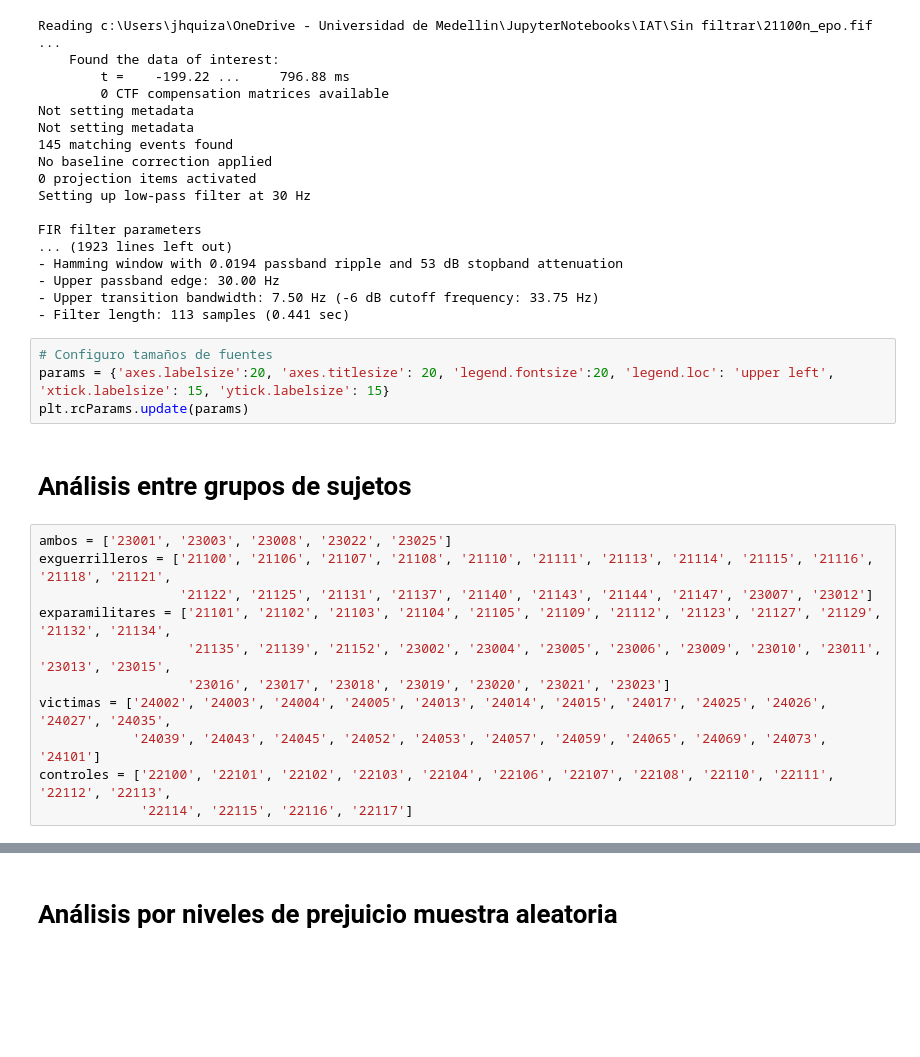
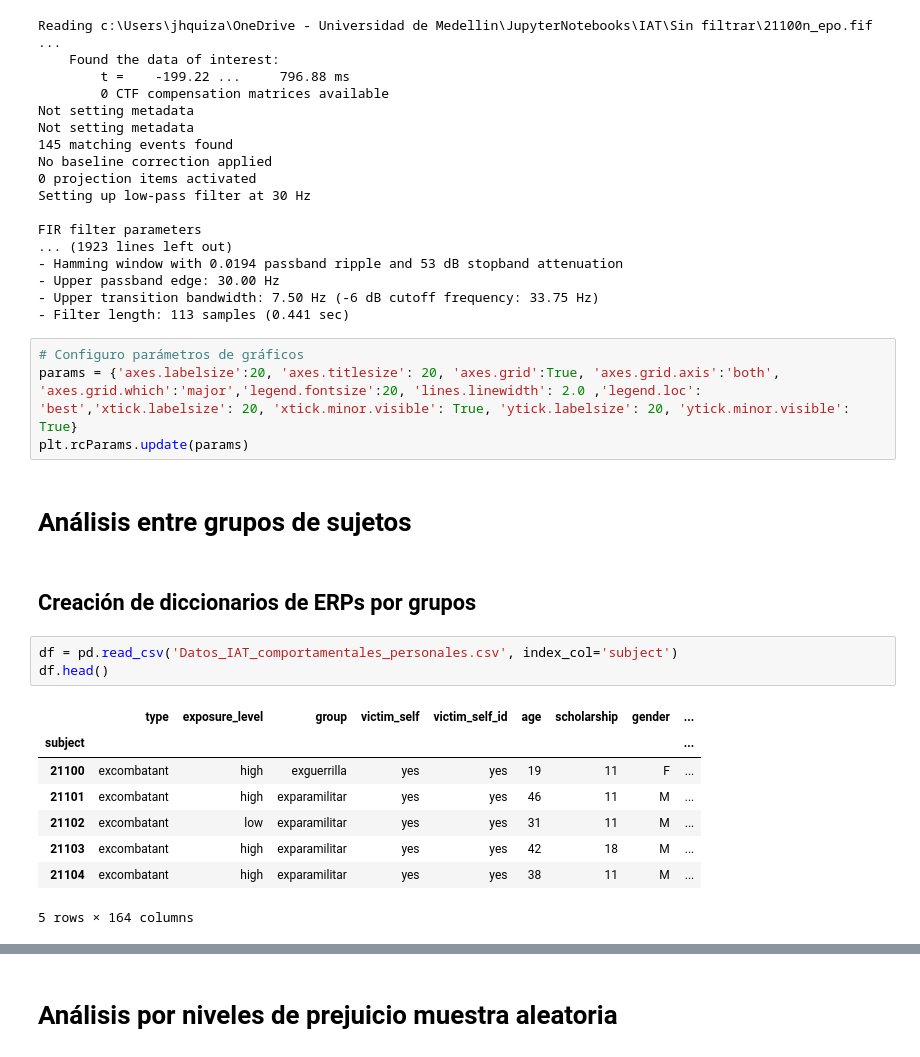
Before and after one commit to jhquiza/EEG_IAT, a Jupyter notebook: Análisis univariante masivo definitivo.ipynb, the cells around one changed output, grey strips where cells are left out. Drawn from its saved outputs; the diff is of its cells as text; blank space fills up the shorter version.

```diff
--- a/Análisis univariante masivo definitivo.ipynb
+++ b/Análisis univariante masivo definitivo.ipynb
@@ -57,19 +59,22 @@ FIR filter parameters
 - Upper transition bandwidth: 7.50 Hz (-6 dB cutoff frequency: 33.75 Hz)
 - Filter length: 113 samples (0.441 sec)
 # %%
-# Configuro tamaños de fuentes
-params = {'axes.labelsize':20, 'axes.titlesize': 20, 'legend.fontsize':20, 'legend.loc': 'upper left', 'xtick.labelsize': 15, 'ytick.labelsize': 15}
+# Configuro parámetros de gráficos
+params = {'axes.labelsize':20, 'axes.titlesize': 20, 'axes.grid':True, 'axes.grid.axis':'both', 'axes.grid.which':'major','legend.fontsize':20, 'lines.linewidth': 2.0 ,'legend.loc': 'best','xtick.labelsize': 20, 'xtick.minor.visible': True, 'ytick.labelsize': 20, 'ytick.minor.visible': True}
 plt.rcParams.update(params)
 # %% [markdown]
 # Análisis entre grupos de sujetos
-# %%
-ambos = ['23001', '23003', '23008', '23022', '23025']
-exguerrilleros = ['21100', '21106', '21107', '21108', '21110', '21111', '21113', '21114', '21115', '21116', '21118', '21121',
-                  '21122', '21125', '21131', '21137', '21140', '21143', '21144', '21147', '23007', '23012']
-exparamilitares = ['21101', '21102', '21103', '21104', '21105', '21109', '21112', '21123', '21127', '21129', '21132', '21134',
-                   '21135', '21139', '21152', '23002', '23004', '23005', '23006', '23009', '23010', '23011', '23013', '23015',
-                   '23016', '23017', '23018', '23019', '23020', '23021', '23023']
-victimas = ['24002', '24003', '24004', '24005', '24013', '24014', '24015', '24017', '24025', '24026', '24027', '24035',
-            '24039', '24043', '24045', '24052', '24053', '24057', '24059', '24065', '24069', '24073', '24101']
-controles = ['22100', '22101', '22102', '22103', '22104', '22106', '22107', '22108', '22110', '22111', '22112', '22113',
-             '22114', '22115', '22116', '22117']
+# %% [markdown]
+## Creación de diccionarios de ERPs por grupos
+# %%
+df = pd.read_csv('Datos_IAT_comportamentales_personales.csv', index_col='subject')
+df.head()
+# %% [output]
+|  | type | exposure_level | group | victim_self | victim_self_id | age | scholarship | gender | ... |
+| subject |  |  |  |  |  |  |  |  | ... |
+| 21100 | excombatant | high | exguerrilla | yes | yes | 19 | 11 | F | ... |
+| 21101 | excombatant | high | exparamilitar | yes | yes | 46 | 11 | M | ... |
+| 21102 | excombatant | low | exparamilitar | yes | yes | 31 | 11 | M | ... |
+| 21103 | excombatant | high | exparamilitar | yes | yes | 42 | 18 | M | ... |
+| 21104 | excombatant | high | exparamilitar | yes | yes | 38 | 11 | M | ... |
+5 rows × 164 columns
```
Also changed, not shown: parts of 89 cells of this notebook, 6 other files.
